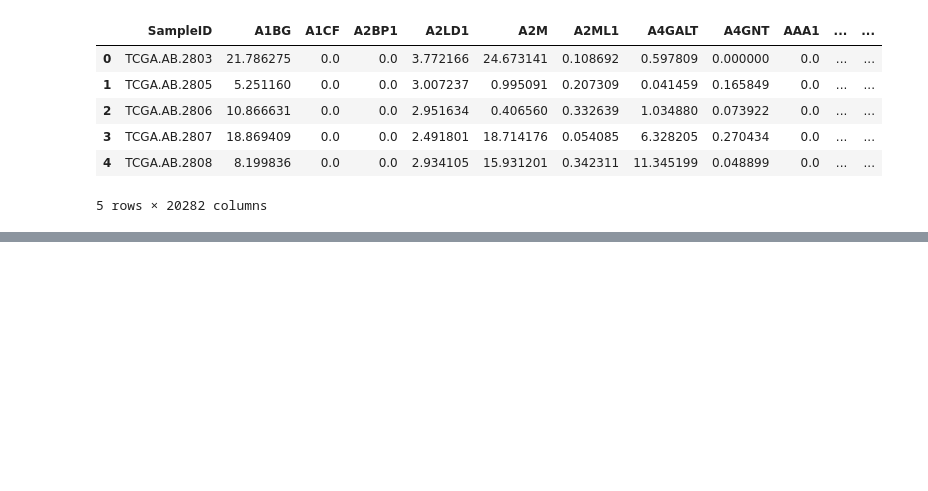
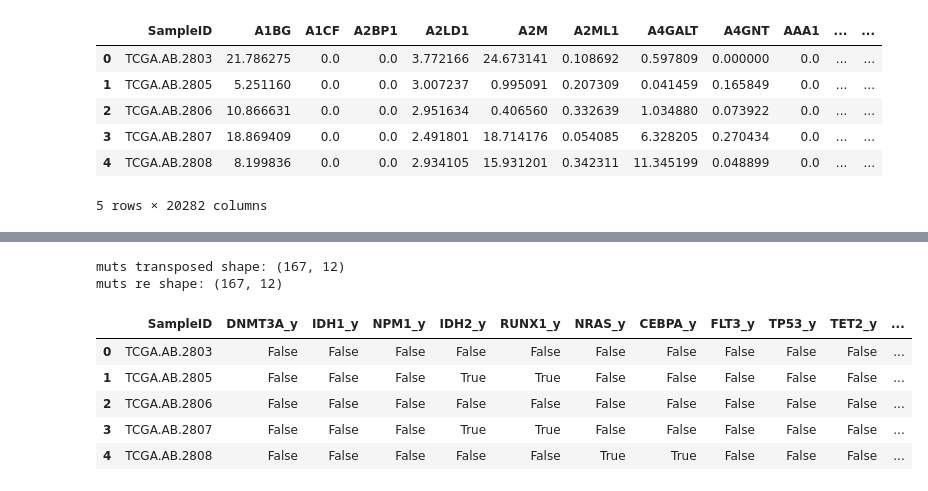
Before and after one commit to Eden5165/workshop_genomic, a Jupyter notebook: test_data_prep.ipynb, the cells around one changed output, grey strips where cells are left out. Saved outputs shown, nothing was run; the diff lists cells and outputs as text; code cells hidden in the pictures; blank space fills up the shorter version.

Commit message:
get_data_reorgenized

```diff
--- a/test_data_prep.ipynb
+++ b/test_data_prep.ipynb
@@ -125,0 +143,14 @@ dfs_t["tcga_rna"].head()
+# %%
+mut_reorg = data_prep_utils.get_data_reorgenized(dfs_t["tcga_rna"], dfs_t["tcga_mut"])
+# %%
+print(f"muts transposed shape: {dfs_t['tcga_mut'].shape}\nmuts re shape: {mut_reorg.shape}")
+mut_reorg.head()
+# %% [output]
+muts transposed shape: (167, 12)
+muts re shape: (167, 12)
+|  | SampleID | DNMT3A_y | IDH1_y | NPM1_y | IDH2_y | RUNX1_y | NRAS_y | CEBPA_y | FLT3_y | TP53_y | TET2_y | ... |
+| 0 | TCGA.AB.2803 | False | False | False | False | False | False | False | False | False | False | ... |
+| 1 | TCGA.AB.2805 | False | False | False | True | True | False | False | False | False | False | ... |
+| 2 | TCGA.AB.2806 | False | False | False | False | False | False | False | False | False | False | ... |
+| 3 | TCGA.AB.2807 | False | False | False | True | True | False | False | False | False | False | ... |
+| 4 | TCGA.AB.2808 | False | False | False | False | False | True | True | False | False | False | ... |
```
Also changed, not shown: parts of 4 cells of this notebook, 3 other files.
